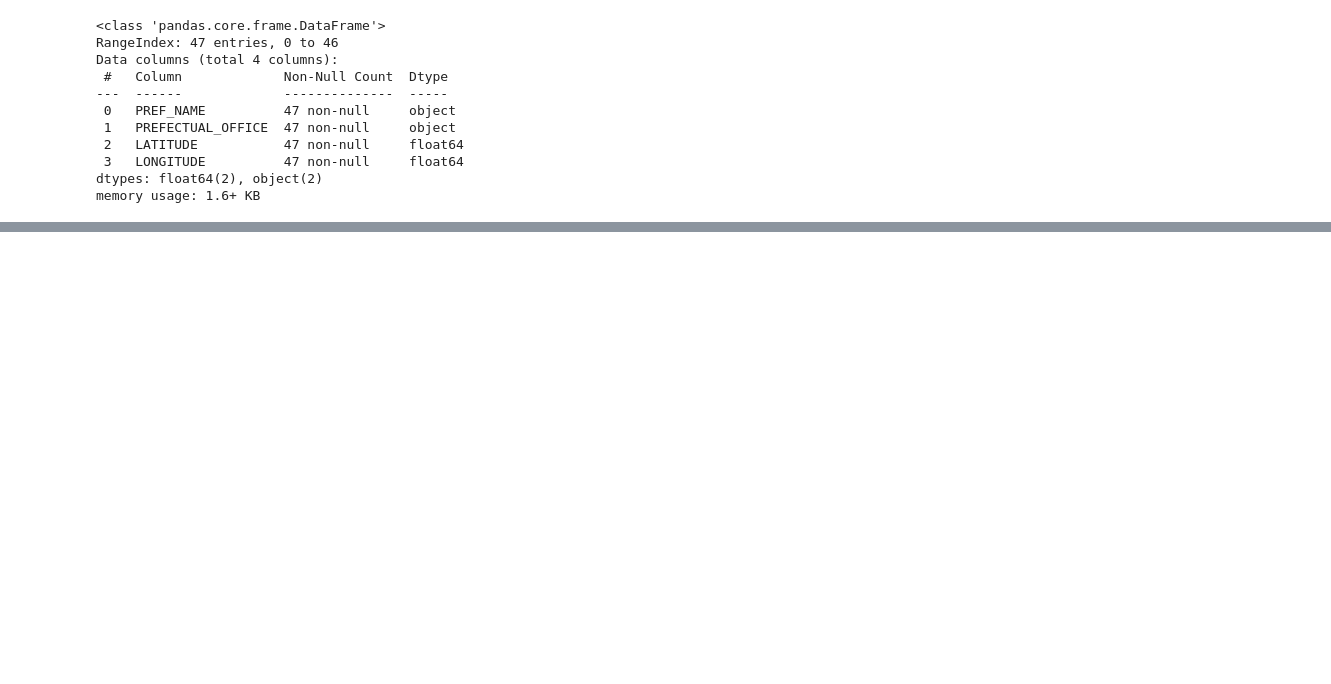
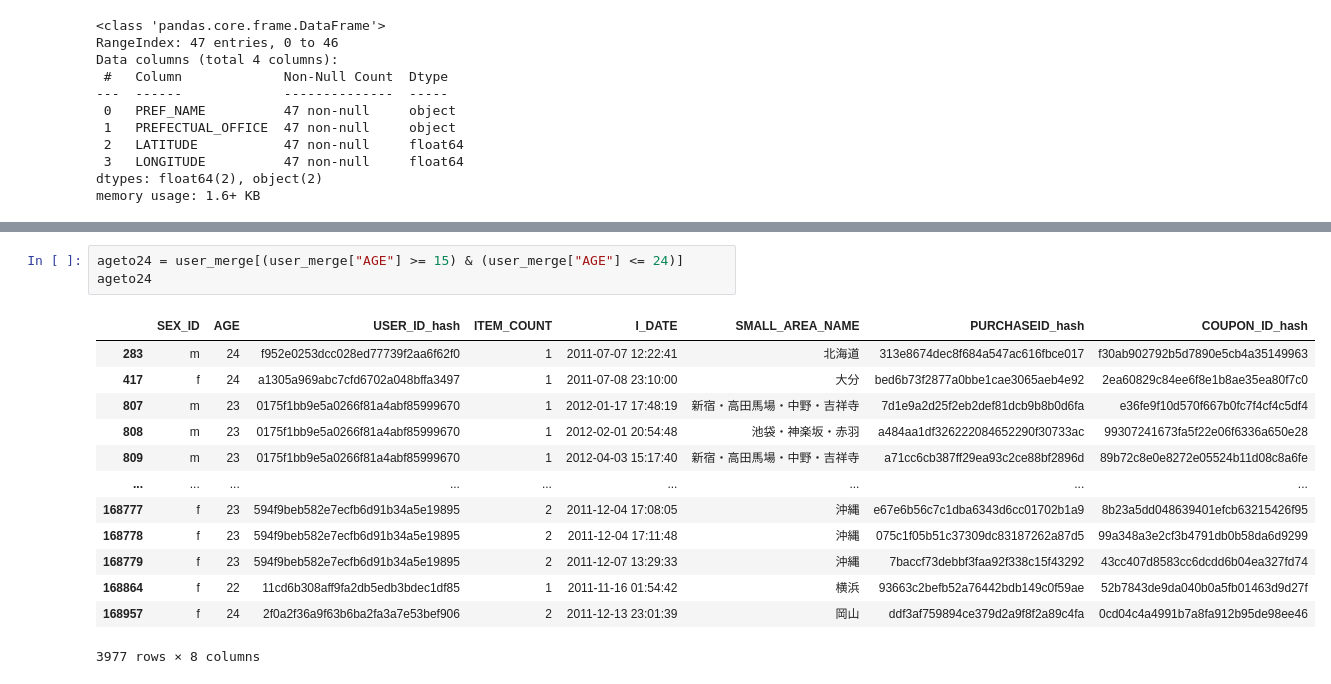
Before and after one commit to MarilynSasha/Marilyn-Capstone3, a Jupyter notebook: coupons.ipynb, the cells around one changed output, grey strips where cells are left out. Saved outputs shown, nothing was run; the diff lists cells and outputs as text; blank space fills up the shorter version.

```diff
--- a/coupons.ipynb
+++ b/coupons.ipynb
@@ -327,0 +517,17 @@ memory usage: 1.6+ KB
+# %%
+ageto24 = user_merge[(user_merge["AGE"] >= 15) & (user_merge["AGE"] <= 24)]
+ageto24
+# %% [output]
+|  | SEX_ID | AGE | USER_ID_hash | ITEM_COUNT | I_DATE | SMALL_AREA_NAME | PURCHASEID_hash | COUPON_ID_hash |
+| 283 | m | 24 | f952e0253dcc028ed77739f2aa6f62f0 | 1 | 2011-07-07 12:22:41 | 北海道 | 313e8674dec8f684a547ac616fbce017 | f30ab902792b5d7890e5cb4a35149963 |
+| 417 | f | 24 | a1305a969abc7cfd6702a048bffa3497 | 1 | 2011-07-08 23:10:00 | 大分 | bed6b73f2877a0bbe1cae3065aeb4e92 | 2ea60829c84ee6f8e1b8ae35ea80f7c0 |
+| 807 | m | 23 | 0175f1bb9e5a0266f81a4abf85999670 | 1 | 2012-01-17 17:48:19 | 新宿・高田馬場・中野・吉祥寺 | 7d1e9a2d25f2eb2def81dcb9b8b0d6fa | e36fe9f10d570f667b0fc7f4cf4c5df4 |
+| 808 | m | 23 | 0175f1bb9e5a0266f81a4abf85999670 | 1 | 2012-02-01 20:54:48 | 池袋・神楽坂・赤羽 | a484aa1df326222084652290f30733ac | 99307241673fa5f22e06f6336a650e28 |
+| 809 | m | 23 | 0175f1bb9e5a0266f81a4abf85999670 | 1 | 2012-04-03 15:17:40 | 新宿・高田馬場・中野・吉祥寺 | a71cc6cb387ff29ea93c2ce88bf2896d | 89b72c8e0e8272e05524b11d08c8a6fe |
+| ... | ... | ... | ... | ... | ... | ... | ... | ... |
+| 168777 | f | 23 | 594f9beb582e7ecfb6d91b34a5e19895 | 2 | 2011-12-04 17:08:05 | 沖縄 | e67e6b56c7c1dba6343d6cc01702b1a9 | 8b23a5dd048639401efcb63215426f95 |
+| 168778 | f | 23 | 594f9beb582e7ecfb6d91b34a5e19895 | 2 | 2011-12-04 17:11:48 | 沖縄 | 075c1f05b51c37309dc83187262a87d5 | 99a348a3e2cf3b4791db0b58da6d9299 |
+| 168779 | f | 23 | 594f9beb582e7ecfb6d91b34a5e19895 | 2 | 2011-12-07 13:29:33 | 沖縄 | 7baccf73debbf3faa92f338c15f43292 | 43cc407d8583cc6dcdd6b04ea327fd74 |
+| 168864 | f | 22 | 11cd6b308aff9fa2db5edb3bdec1df85 | 1 | 2011-11-16 01:54:42 | 横浜 | 93663c2befb52a76442bdb149c0f59ae | 52b7843de9da040b0a5fb01463d9d27f |
+| 168957 | f | 24 | 2f0a2f36a9f63b6ba2fa3a7e53bef906 | 2 | 2011-12-13 23:01:39 | 岡山 | ddf3af759894ce379d2a9f8f2a89c4fa | 0cd04c4a4991b7a8fa912b95de98ee46 |
+3977 rows × 8 columns
```
Also changed, not shown: parts of 25 cells of this notebook.
